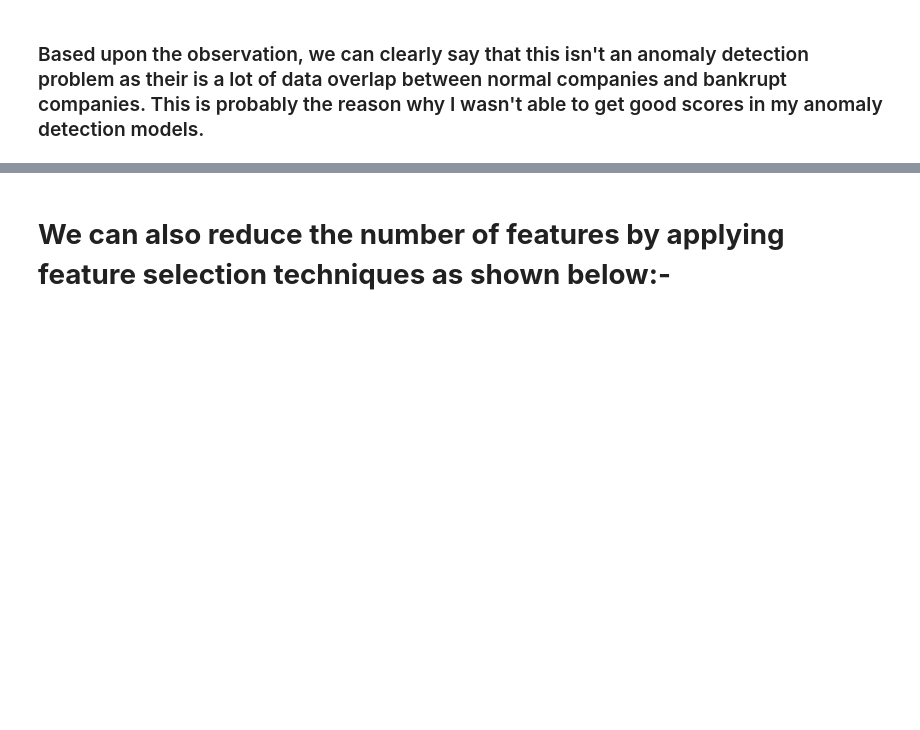
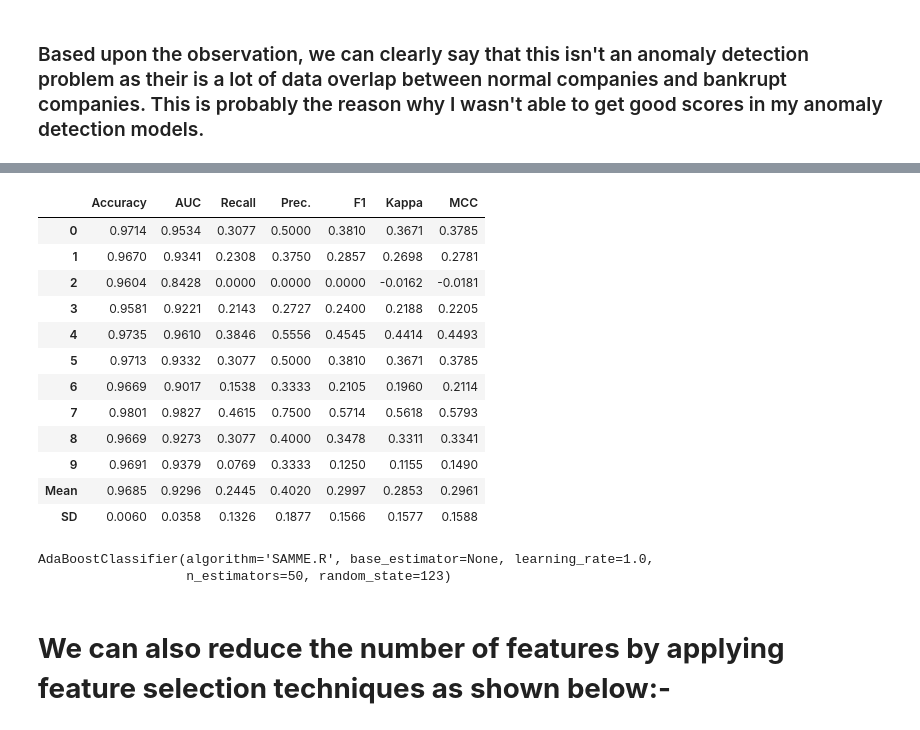
Before and after one commit to saubhagyav/COMPANY_BANKRUPTCY_PREDICTION, a Jupyter notebook: Final_Saubhagya_company_bankruptcy_prediction.ipynb, the cells around one changed output, grey strips where cells are left out. Saved outputs shown, nothing was run; the diff lists cells and outputs as text; code cells hidden in the pictures; blank space fills up the shorter version.

```diff
--- a/Final_Saubhagya_company_bankruptcy_prediction.ipynb
+++ b/Final_Saubhagya_company_bankruptcy_prediction.ipynb
@@ -865,3 +953,26 @@ plt.show()
+# %%
+# Creating tuned 	Ada Boost Classifier Model.
+ada = create_model('ada')
+# %% [output]
+|  | Accuracy | AUC | Recall | Prec. | F1 | Kappa | MCC |
+| 0 | 0.9714 | 0.9534 | 0.3077 | 0.5000 | 0.3810 | 0.3671 | 0.3785 |
+| 1 | 0.9670 | 0.9341 | 0.2308 | 0.3750 | 0.2857 | 0.2698 | 0.2781 |
+| 2 | 0.9604 | 0.8428 | 0.0000 | 0.0000 | 0.0000 | -0.0162 | -0.0181 |
+| 3 | 0.9581 | 0.9221 | 0.2143 | 0.2727 | 0.2400 | 0.2188 | 0.2205 |
+| 4 | 0.9735 | 0.9610 | 0.3846 | 0.5556 | 0.4545 | 0.4414 | 0.4493 |
+| 5 | 0.9713 | 0.9332 | 0.3077 | 0.5000 | 0.3810 | 0.3671 | 0.3785 |
+| 6 | 0.9669 | 0.9017 | 0.1538 | 0.3333 | 0.2105 | 0.1960 | 0.2114 |
+| 7 | 0.9801 | 0.9827 | 0.4615 | 0.7500 | 0.5714 | 0.5618 | 0.5793 |
+| 8 | 0.9669 | 0.9273 | 0.3077 | 0.4000 | 0.3478 | 0.3311 | 0.3341 |
+| 9 | 0.9691 | 0.9379 | 0.0769 | 0.3333 | 0.1250 | 0.1155 | 0.1490 |
+| Mean | 0.9685 | 0.9296 | 0.2445 | 0.4020 | 0.2997 | 0.2853 | 0.2961 |
+| SD | 0.0060 | 0.0358 | 0.1326 | 0.1877 | 0.1566 | 0.1577 | 0.1588 |
+# %%
+# Parameters used in ADA model.
+print(ada)
+# %% [output]
+AdaBoostClassifier(algorithm='SAMME.R', base_estimator=None, learning_rate=1.0,
+                   n_estimators=50, random_state=123)
 # %% [markdown]
 # **We can also reduce the number of features by applying feature selection techniques as shown below:-**
 # %% [markdown]
```
Also changed, not shown: parts of 24 cells of this notebook.
